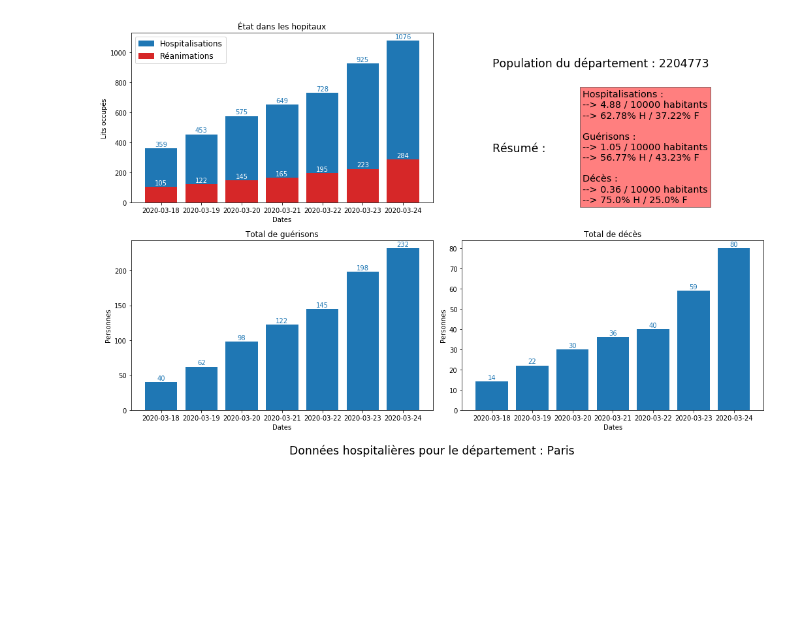
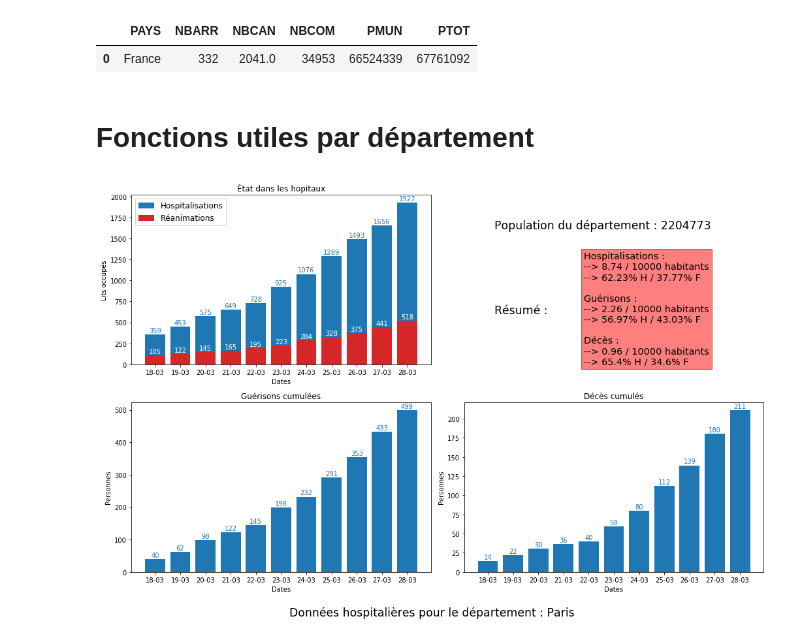
Before and after one commit to alexBDG/Covid-19, a Jupyter notebook: data_visualisation.ipynb, the cells around one changed output. Saved outputs shown, nothing was run; the diff lists cells and outputs as text; code cells hidden in the pictures; blank space fills up the shorter version.

```diff
--- a/data_visualisation.ipynb
+++ b/data_visualisation.ipynb
@@ -8,6 +8,7 @@ import matplotlib.pyplot as plt
 
 dossier_principal  = os.getcwd()
 dossier_donnees = os.path.join(dossier_principal, "donnees")
+dossier_images  = os.path.join(dossier_principal, "images")
 # %% [markdown]
 # Chargement des données
 
@@ -117,0 +130,6 @@ sns.catplot(x="jour", y="hosp", hue="sexe", data=donnees_etude[donnees_etude["se
+# %%
+donnees_etude_dep = donnees[dates[-1]]
+donnees_etude_dep
+
+donnees_etude_dep["reg"] = donnees_etude_dep["dep"].apply(lambda x: str(dep_vers_reg[str(x)]))
+donnees_etude_dep
@@ -117,0 +185,15 @@ sns.catplot(x="jour", y="hosp", hue="sexe", data=donnees_etude[donnees_etude["se
+# %%
+etude = donnees_etude_dep.copy()
+
+etude = etude.drop(["dep", "reg"], axis=1)
+etude = etude.reset_index(drop=True)
+
+donnees_etude_pays = pd.DataFrame()
+for sexe in etude["sexe"].unique():
+    etude_tempo = etude[etude["sexe"]==sexe]
+    etude_tempo = etude_tempo.groupby(['jour'], as_index=False).sum()
+    etude_tempo["sexe"] = etude_tempo["jour"].apply(lambda x: sexe)
+    donnees_etude_pays = pd.concat([donnees_etude_pays, etude_tempo])
+del etude, etude_tempo
+
+donnees_etude_pays
@@ -118,4 +218,20 @@ sns.catplot(x="jour", y="hosp", hue="sexe", data=donnees_etude[donnees_etude["se
+# %%
+donnees_pays = donnees_dep.copy()
+donnees_pays["PAYS"] = donnees_pays["DEP"].apply(lambda x: "France")
+donnees_pays = donnees_pays.drop(["DEP", "CODDEP"], axis=1)
+donnees_pays = donnees_pays.reset_index(drop=True)
+donnees_pays = donnees_pays.groupby(['PAYS'], as_index=False).sum()
+
+donnees_pays
+# %% [output]
+|  | PAYS | NBARR | NBCAN | NBCOM | PMUN | PTOT |
+| 0 | France | 332 | 2041.0 | 34953 | 66524339 | 67761092 |
+# %% [markdown]
+# Fonctions utiles par département
 # %%
+def dateRenomme(row):
+    return row[8:]+"-"+row[5:7]
+
 def autolabel(rects, axe=None, color=None):
     """Attach a text label above each bar in *rects*, displaying its height."""
     for rect in rects:
@@ -128,7 +244,11 @@ def autolabel(rects, axe=None, color=None):
                      color=color)
 
 
-def afficheDepartement(idDep, etude=donnees_etude, pop=donnees_dep):
+def afficheDepartement(idDep, etude=None, pop=None, sauvegarde=False):
+    if pop == None:
+        pop = donnees_dep.copy()
+    if etude == None:
+        etude = donnees_etude_dep.copy()
     etude = etude[etude["dep"]==str(idDep)]
 
     # Répartition Hommes / Femmes :
@@ -147,6 +267,9 @@ def afficheDepartement(idDep, etude=donnees_etude, pop=donnees_dep):
     pop = pop[pop["CODDEP"]==str(idDep)]
     nom_dep = pop["DEP"].values[0]
     pop_dep = pop["PTOT"].values[0]
+
+    # Renommage des dates
+    etude["jour"] = etude["jour"].apply(dateRenomme)
 
     # Initialisation de la figure
     fig = plt.figure(figsize=(2*8,2*5))
@@ -176,39 +299,40 @@ def afficheDepartement(idDep, etude=donnees_etude, pop=donnees_dep):
     msg += "Guérisons :"
     msg += "\n--> {0} / 10000 habitants".format(round(etude["rad"].values[-1]/pop_dep*10000, 2))
     msg += "\n--> {0}% H / {1}% F".format(rad_h_f[0], rad_h_f[1])
     msg += "\n\n"
     msg += "Décès :"
     msg += "\n--> {0} / 10000 habitants".format(round(etude["dc"].values[-1]/pop_dep*10000, 2))
     msg += "\n--> {0}% H / {1}% F".format(dc_h_f[0], dc_h_f[1])
     plt.text(0.4, 0.0, msg, fontsize="x-large", bbox=dict(facecolor='red', alpha=0.5))
     ax2.get_xaxis().set_visible(False)
     ax2.get_yaxis().set_visible(False)
 
     # Sous figure 3
     ax3 = fig.add_subplot(2, 2, 3)
-    ax3.set_title("Total de guérisons")
-    b3 = plt.bar(etude["jour"], etude["rad"])
+    ax3.set_title("Guérisons cumulées")
+    b3 = plt.bar(etude["jour"], etude["rad"], color="C0")
     plt.ylabel("Personnes")
     plt.xlabel("Dates")
     autolabel(b3, ax3, color="C0")
 
     # Sous figure 4
     ax4 = fig.add_subplot(2, 2, 4)
-    ax4.set_title("Total de décès")
-    b4 = plt.bar(etude["jour"], etude["dc"])
+    ax4.set_title("Décès cumulés")
+    b4 = plt.bar(etude["jour"], etude["dc"], color="C0")
     plt.ylabel("Personnes")
     plt.xlabel("Dates")
     autolabel(b4, ax4, color="C0")
 
     fig.suptitle("Données hospitalières pour le département : {0}".format(nom_dep), y=0.035, fontsize="xx-large")
     fig.tight_layout(rect=[0.05, 0.05, 0.95, 0.95])
 
-    plt.savefig(os.path.join(dossier_principal, "afficheDepartement"))
+    if sauvegarde:
+        plt.savefig(os.path.join(dossier_images, "afficheDepartement-{0}".format(idDep)))
 
 
 afficheDepartement(75)
 # %% [output]
-[figure, old version]
+[figure, new version]
 # %%
 def f(row):
     donnee = row.values[0]
```
Also changed, not shown: parts of 22 cells of this notebook.
